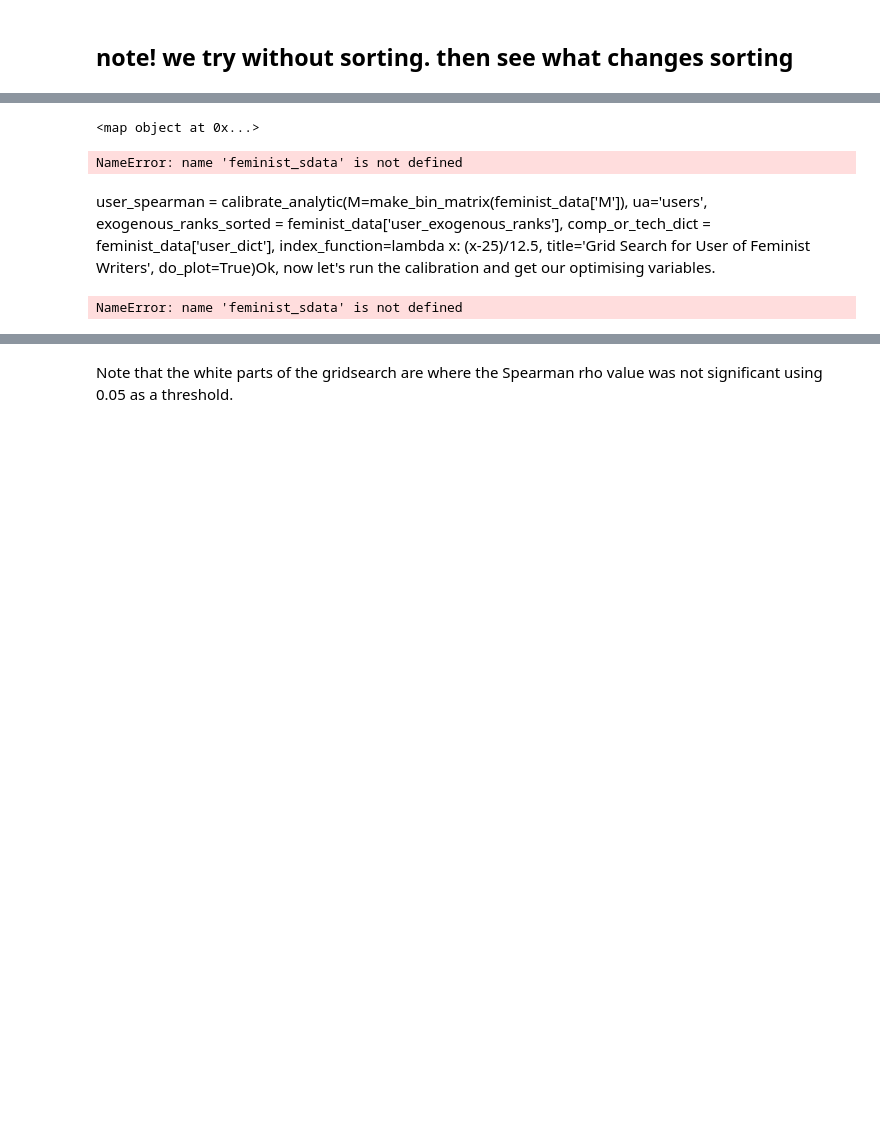
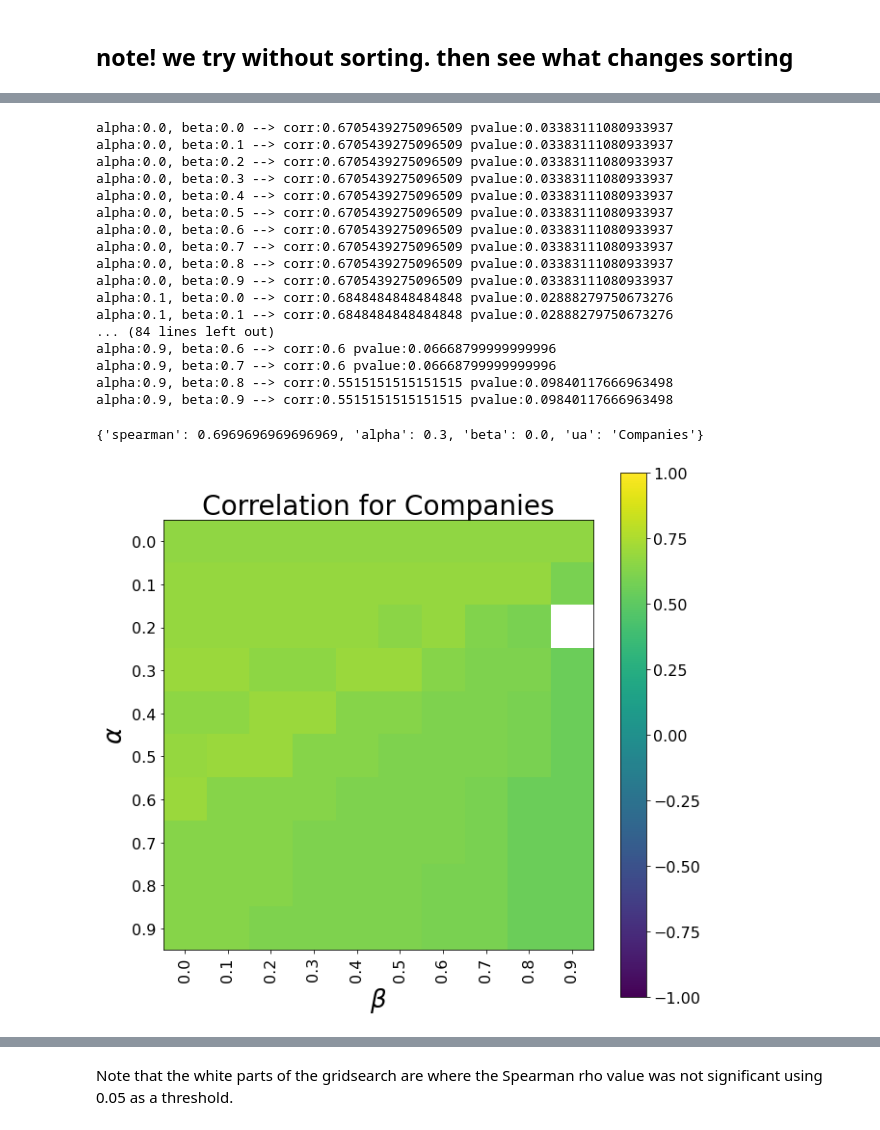
Before and after one commit to technometrics-lab/5-TechRank, a Jupyter notebook: csv_weights_cyber_1.ipynb, the cells around one changed output, grey strips where cells are left out. Saved outputs shown, nothing was run; the diff lists cells and outputs as text; code cells hidden in the pictures; blank space fills up the shorter version.

Commit message:
Finish to correct the function to optimize parameters

```diff
--- a/csv_weights_cyber_1.ipynb
+++ b/csv_weights_cyber_1.ipynb
@@ -830,2 +702,3 @@ def calibrate_analytic(M,
 # %%
-exogenous_ranks_sorted = {name: el+1 for (name,el) in w_star_analytic_c.items()}
+exogenous_ranks_sorted = {name: pos+random.random()*3 for (name, pos) in w_star_analytic_c.items()}
+exogenous_ranks_sorted
@@ -832,41 +724,31 @@ exogenous_ranks_sorted = {name: el+1 for (name,el) in w_star_analytic_c.items()}
 # %%
 calibrate_analytic(M=M,
                    ua='Companies',
                    dict_class= dict_companies,
-                   exogenous_ranks_sorted = exogenous_ranks_sorted,
-                   index_function=lambda x: x/100,
-                   title='Grid Search for User of Feminist Writers',
+                   exogenous_rank = exogenous_ranks_sorted,
+                   index_function=lambda x: x/10,
+                   title='Correlation for Companies',
                    do_plot=True)
 # %% [output]
-<map object at 0x...>
+alpha:0.0, beta:0.0 --> corr:0.6705439275096509 pvalue:0.03383111080933937
+alpha:0.0, beta:0.1 --> corr:0.6705439275096509 pvalue:0.03383111080933937
+alpha:0.0, beta:0.2 --> corr:0.6705439275096509 pvalue:0.03383111080933937
+alpha:0.0, beta:0.3 --> corr:0.6705439275096509 pvalue:0.03383111080933937
+alpha:0.0, beta:0.4 --> corr:0.6705439275096509 pvalue:0.03383111080933937
+alpha:0.0, beta:0.5 --> corr:0.6705439275096509 pvalue:0.03383111080933937
+alpha:0.0, beta:0.6 --> corr:0.6705439275096509 pvalue:0.03383111080933937
+alpha:0.0, beta:0.7 --> corr:0.6705439275096509 pvalue:0.03383111080933937
+alpha:0.0, beta:0.8 --> corr:0.6705439275096509 pvalue:0.03383111080933937
+alpha:0.0, beta:0.9 --> corr:0.6705439275096509 pvalue:0.03383111080933937
+alpha:0.1, beta:0.0 --> corr:0.6848484848484848 pvalue:0.02888279750673276
+alpha:0.1, beta:0.1 --> corr:0.6848484848484848 pvalue:0.02888279750673276
+... (84 lines left out)
+alpha:0.9, beta:0.6 --> corr:0.6 pvalue:0.06668799999999996
+alpha:0.9, beta:0.7 --> corr:0.6 pvalue:0.06668799999999996
+alpha:0.9, beta:0.8 --> corr:0.5515151515151515 pvalue:0.09840117666963498
+alpha:0.9, beta:0.9 --> corr:0.5515151515151515 pvalue:0.09840117666963498
+{'spearman': 0.6969696969696969, 'alpha': 0.3, 'beta': 0.0, 'ua': 'Companies'}
+[figure, added]
-# %%
-calibrate_analytic(M=M,
-                   ua='Companies',
-                   exogenous_ranks_sorted = feminist_sdata['user_exogenous_ranks'],
-                   comp_or_tech_dict = feminist_data['user_dict'],
-                   index_function=lambda x: (x-25)/12.5,
-                   title='Grid Search for User of Feminist Writers',
-                   do_plot=True)
-# %% [output]
-NameError: name 'feminist_sdata' is not defined
-# %% [markdown]
-user_spearman = calibrate_analytic(M=make_bin_matrix(feminist_data['M']),
-                                   ua='users',
-                                   exogenous_ranks_sorted = feminist_data['user_exogenous_ranks'],
-                                   comp_or_tech_dict = feminist_data['user_dict'],
-                                   index_function=lambda x: (x-25)/12.5,
-                                   title='Grid Search for User of Feminist Writers',
-                                   do_plot=True)Ok, now let's run the calibration and get our optimising variables.
-# %%
-user_spearman = calibrate_analytic(M=M,
-                                   ua='Companies',
-                                   exogenous_ranks_sorted = feminist_sdata['user_exogenous_ranks'],
-                                   comp_or_tech_dict = feminist_data['user_dict'],
-                                   index_function=lambda x: (x-25)/12.5,
-                                   title='Grid Search for User of Feminist Writers',
-                                   do_plot=True)
-# %% [output]
-NameError: name 'feminist_sdata' is not defined
 # %%
 """user_spearman = calibrate_analytic(M=make_bin_matrix(feminist_data['M']),
                                    ua='users',
```
Also changed, not shown: parts of 12 cells of this notebook, 8 other files.
